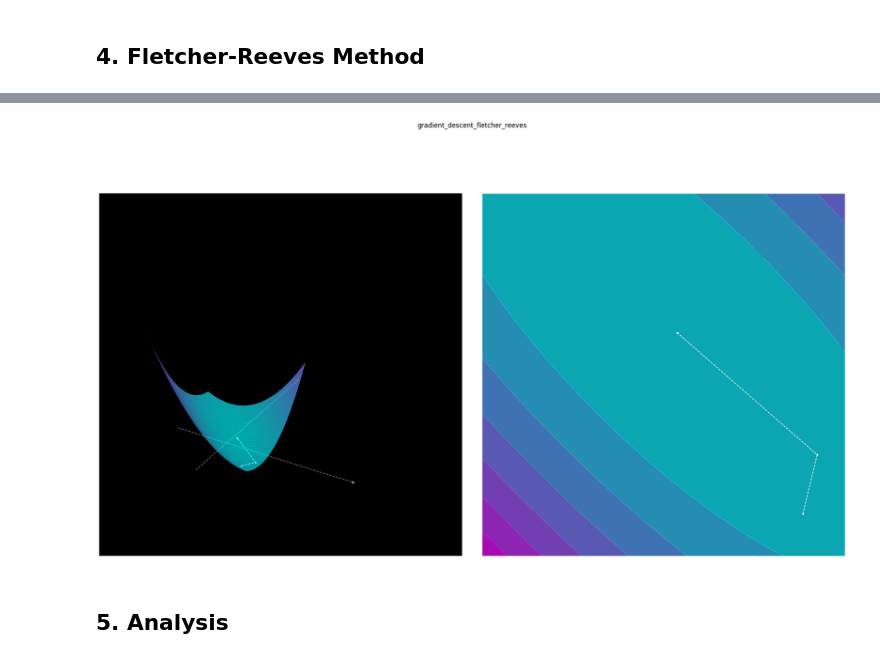
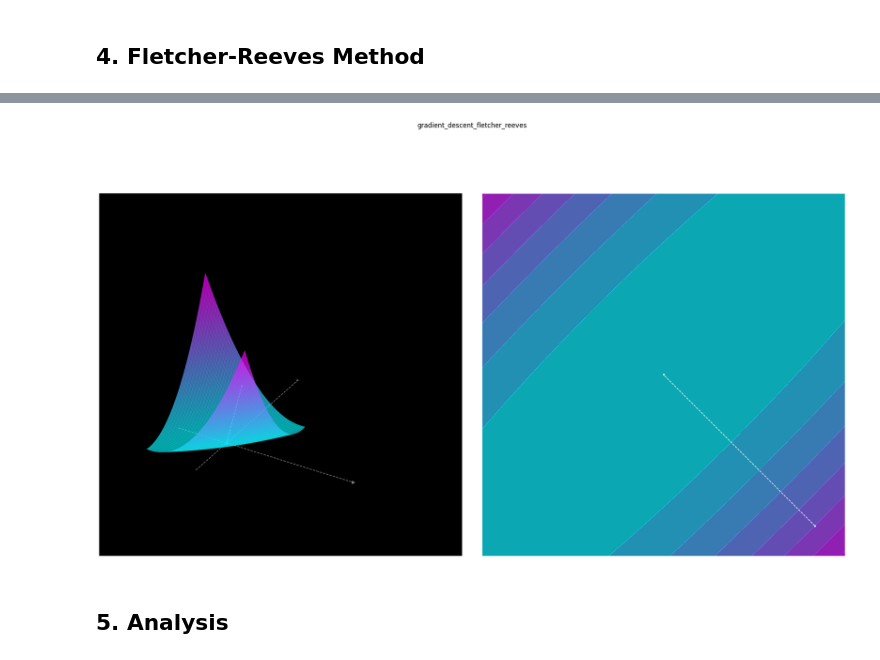
Before and after one commit to fadyat/ITMO-PROBLEMS, a Jupyter notebook: Applied-mathematics/IV semester/Solutions/lab2/solution.ipynb, the cells around one changed output, grey strips where cells are left out. Cells and saved outputs as stored; diff of their text form; code cells hidden in the pictures.

```diff
--- a/Applied-mathematics/IV semester/Solutions/lab2/solution.ipynb
+++ b/Applied-mathematics/IV semester/Solutions/lab2/solution.ipynb
@@ -309,10 +347,11 @@ def gradient_descent_fletcher_reeves(f, opt_method, x0, tolerance=1e-4, n_iter=1
     wk, sk = 0, gradient(f, x0)
     l, r = 0, 1e6
 
-    method_name = Repository.create('gradient_descent_fletcher_reeves',
+    method_name = Repository.create('fletcher_reeves',
                                     constant_args={
-                                        'tolerance': tolerance,
-                                        'opt_method': str(opt_method).split()[1]
+                                        'function': repr(f),
+                                        'opt_method': str(opt_method).split()[1],
+                                        'tolerance': tolerance
                                     },
                                     mutable_data={
                                         'xk': [x0],
@@ -337,9 +376,9 @@ def gradient_descent_fletcher_reeves(f, opt_method, x0, tolerance=1e-4, n_iter=1
         Repository.save(method_name, [xk1, f(xk1), sk1, wk1, learning_rate], save_data)
     return xk
 # %%
-dummy = gradient_descent_fletcher_reeves(f2, golden_section_search, np.array([10, -10], dtype=float), save_data=True)
+dummy = gradient_descent_fletcher_reeves(f3, golden_section_search, np.array([10, -10], dtype=float), save_data=True)
 # %% [output]
-[figure, old version]
+[figure, new version]
 # %% [markdown]
 ## 5. Analysis
 # %%
```
Also changed, not shown: parts of 18 cells of this notebook.
